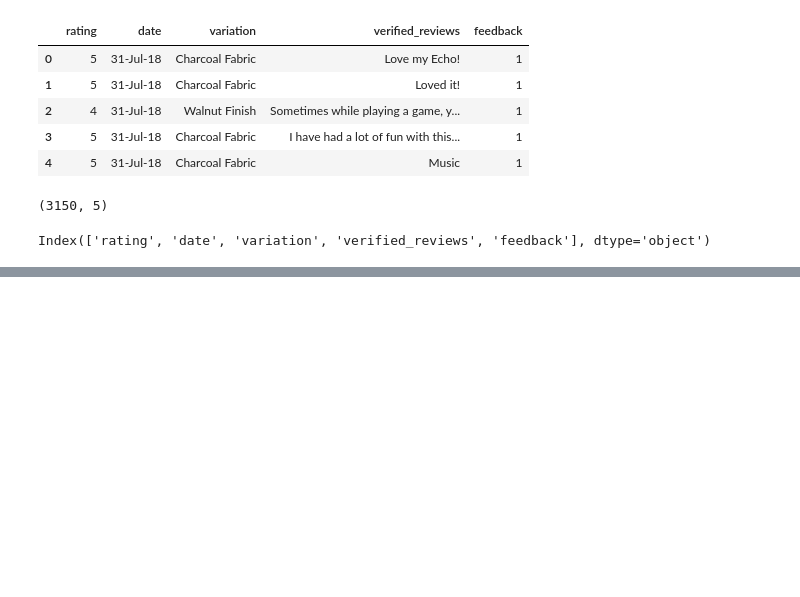
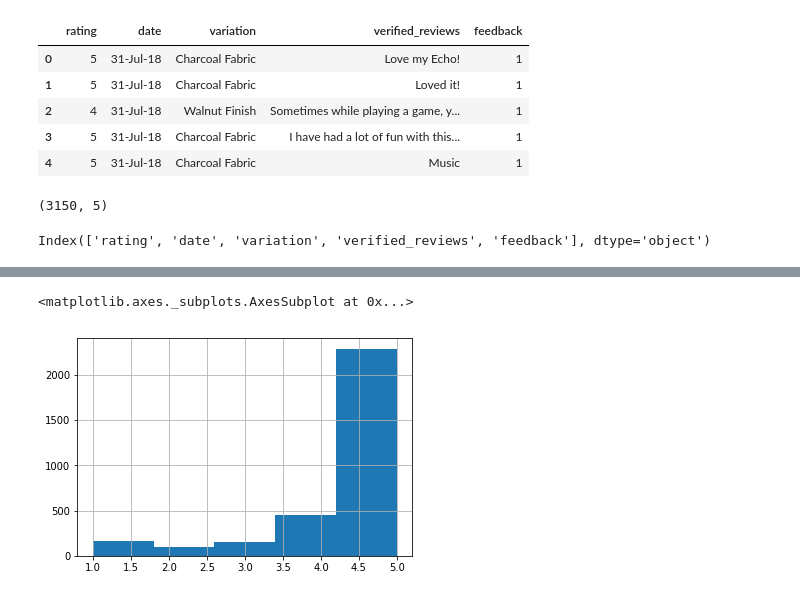
Before and after one commit to sagecodes/Amazon-Review-Classification-Random-Forest, a Jupyter notebook: Amazon review Classification Random Forest.ipynb, the cells around one changed output, grey strips where cells are left out. Cells and saved outputs as stored; diff of their text form; code cells hidden in the pictures; blank space fills up the shorter version.

```diff
--- a/Amazon review Classification Random Forest.ipynb
+++ b/Amazon review Classification Random Forest.ipynb
@@ -45,0 +141,5 @@ alexa_df['verified_reviews']
+# %%
+alexa_df['rating'].hist(bins = 5)
+# %% [output]
+<matplotlib.axes._subplots.AxesSubplot at 0x...>
+[figure, added]
```
Also changed, not shown: parts of 43 cells of this notebook.
